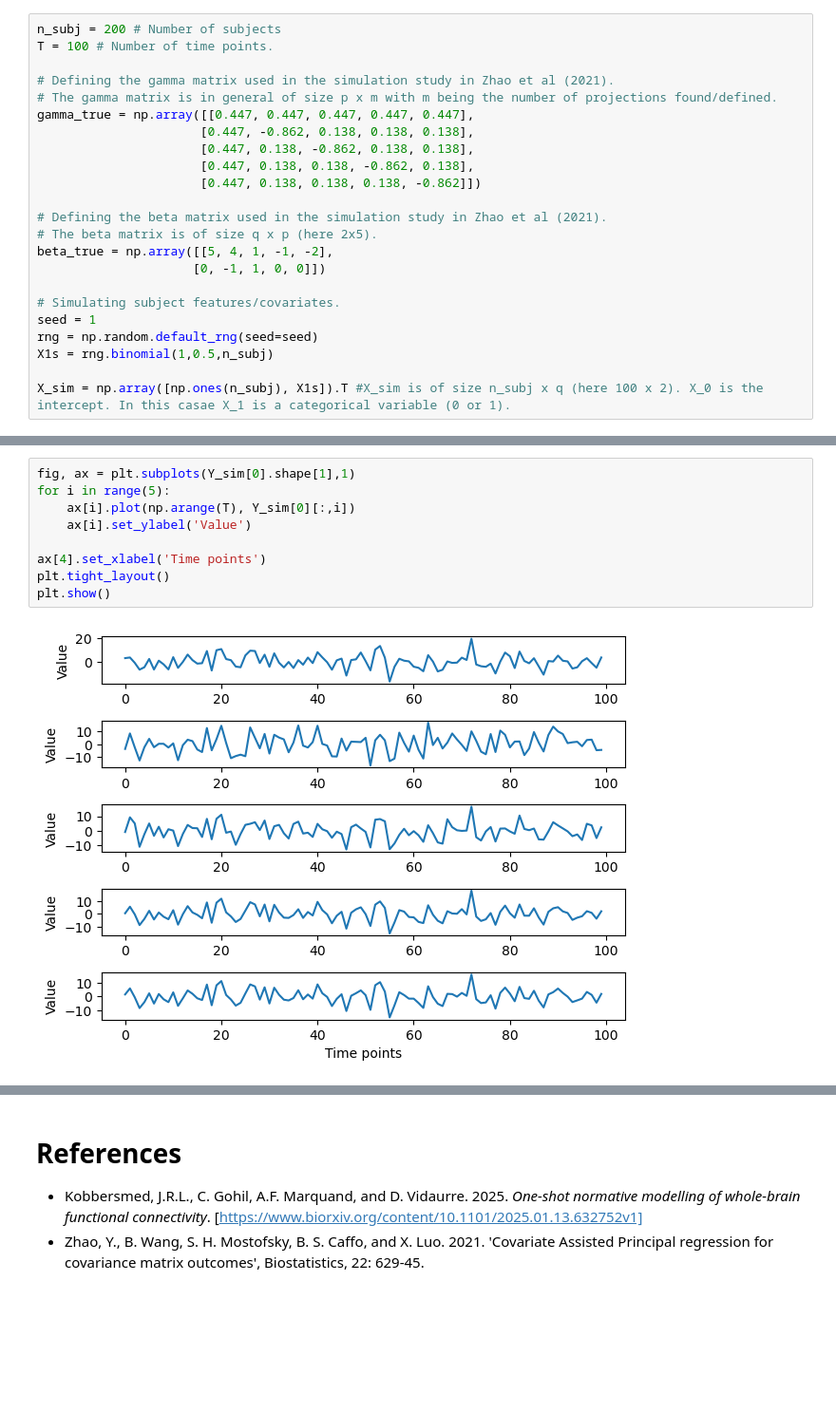
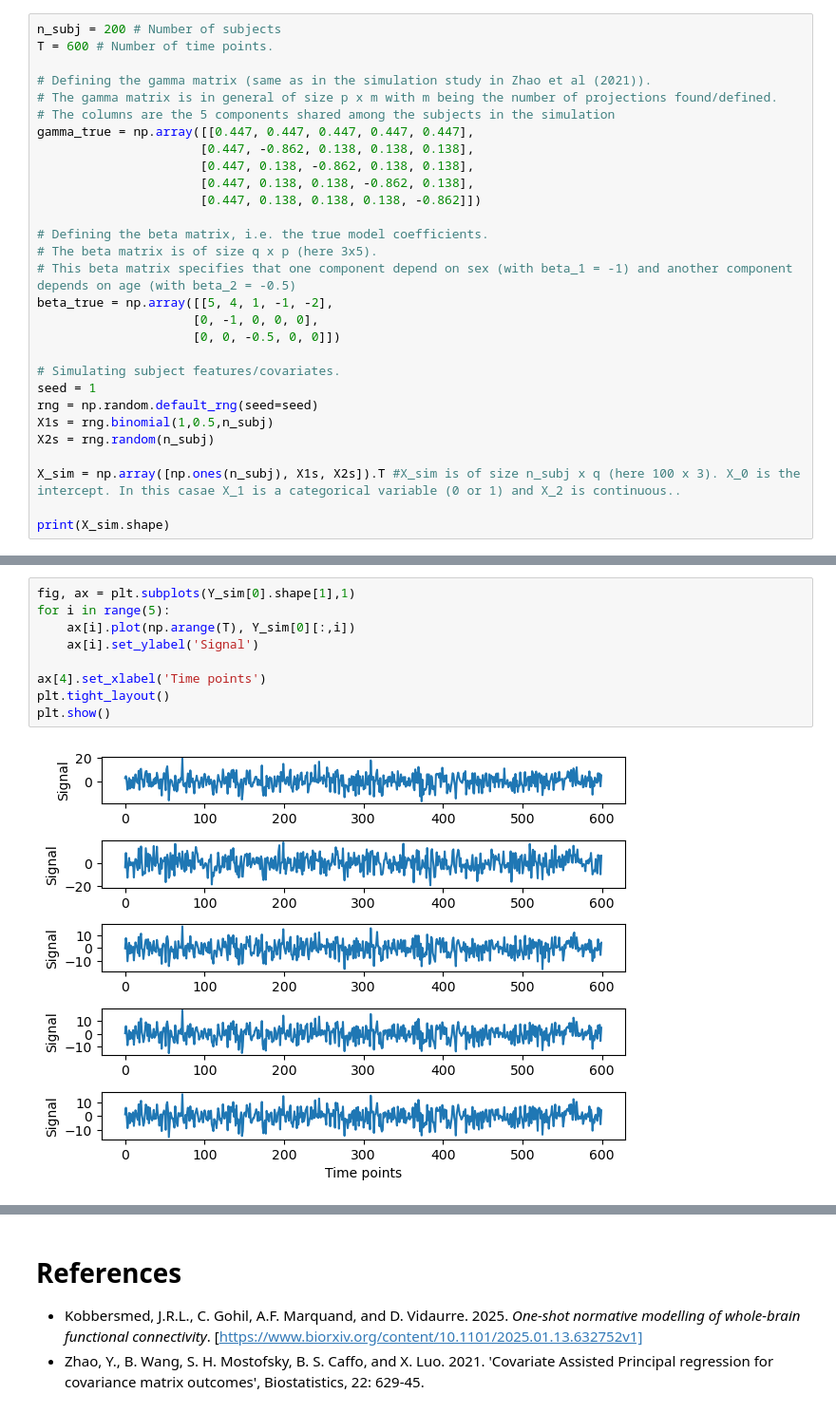
Before and after one commit to kobbersmed/funcoin, a Jupyter notebook: notebooks/Tutorial_funcoin.ipynb, the cells around one changed output, grey strips where cells are left out. Shown at 95% size. Drawn from its saved outputs; the diff is of its cells as text; blank space fills up the shorter version.

Commit message:
Major update of the tutorial notebook and minor update of graphics function.

```diff
--- a/notebooks/Tutorial_funcoin.ipynb
+++ b/notebooks/Tutorial_funcoin.ipynb
@@ -37,23 +67,29 @@ We have *q*=2, which means we have 2 features in the X matrix (including interce
 # %%
 n_subj = 200 # Number of subjects
-T = 100 # Number of time points.
+T = 600 # Number of time points.
 
-# Defining the gamma matrix used in the simulation study in Zhao et al (2021).
+# Defining the gamma matrix (same as in the simulation study in Zhao et al (2021)).
 # The gamma matrix is in general of size p x m with m being the number of projections found/defined.
+# The columns are the 5 components shared among the subjects in the simulation
 gamma_true = np.array([[0.447, 0.447, 0.447, 0.447, 0.447],
                       [0.447, -0.862, 0.138, 0.138, 0.138],
                       [0.447, 0.138, -0.862, 0.138, 0.138],
                       [0.447, 0.138, 0.138, -0.862, 0.138],
                       [0.447, 0.138, 0.138, 0.138, -0.862]])
 
-# Defining the beta matrix used in the simulation study in Zhao et al (2021).
-# The beta matrix is of size q x p (here 2x5).
+# Defining the beta matrix, i.e. the true model coefficients.
+# The beta matrix is of size q x p (here 3x5).
+# This beta matrix specifies that one component depend on sex (with beta_1 = -1) and another component depends on age (with beta_2 = -0.5)
 beta_true = np.array([[5, 4, 1, -1, -2],
-                     [0, -1, 1, 0, 0]])
+                     [0, -1, 0, 0, 0],
+                     [0, 0, -0.5, 0, 0]])
 
 # Simulating subject features/covariates.
 seed = 1
 rng = np.random.default_rng(seed=seed)
 X1s = rng.binomial(1,0.5,n_subj)
+X2s = rng.random(n_subj)
 
-X_sim = np.array([np.ones(n_subj), X1s]).T #X_sim is of size n_subj x q (here 100 x 2). X_0 is the intercept. In this casae X_1 is a categorical variable (0 or 1).
+X_sim = np.array([np.ones(n_subj), X1s, X2s]).T #X_sim is of size n_subj x q (here 100 x 3). X_0 is the intercept. In this casae X_1 is a categorical variable (0 or 1) and X_2 is continuous..
+
+print(X_sim.shape)
@@ -82,11 +118,11 @@ The following plots show the simulated data for subject 0:
 # %%
 fig, ax = plt.subplots(Y_sim[0].shape[1],1)
 for i in range(5):
     ax[i].plot(np.arange(T), Y_sim[0][:,i])
-    ax[i].set_ylabel('Value')
+    ax[i].set_ylabel('Signal')
 
 ax[4].set_xlabel('Time points')
 plt.tight_layout()
 plt.show()
 # %% [output]
-[figure, old version]
+[figure, new version]
```
Also changed, not shown: parts of 69 cells of this notebook, 1 other file.
